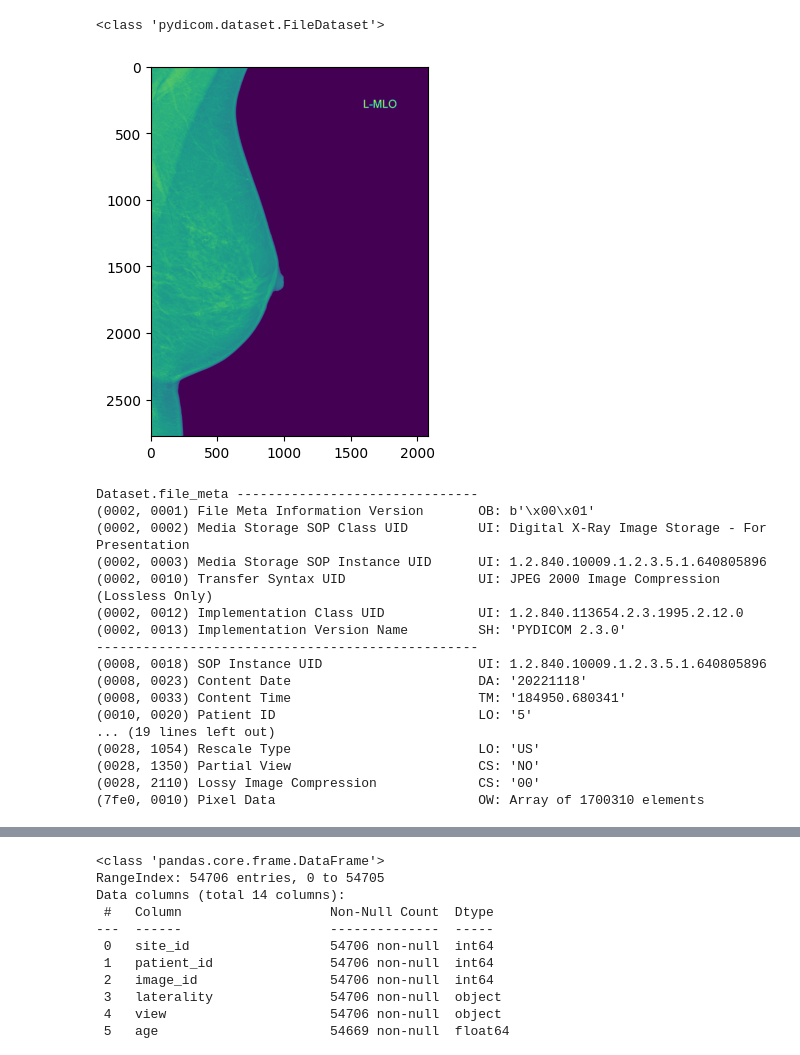
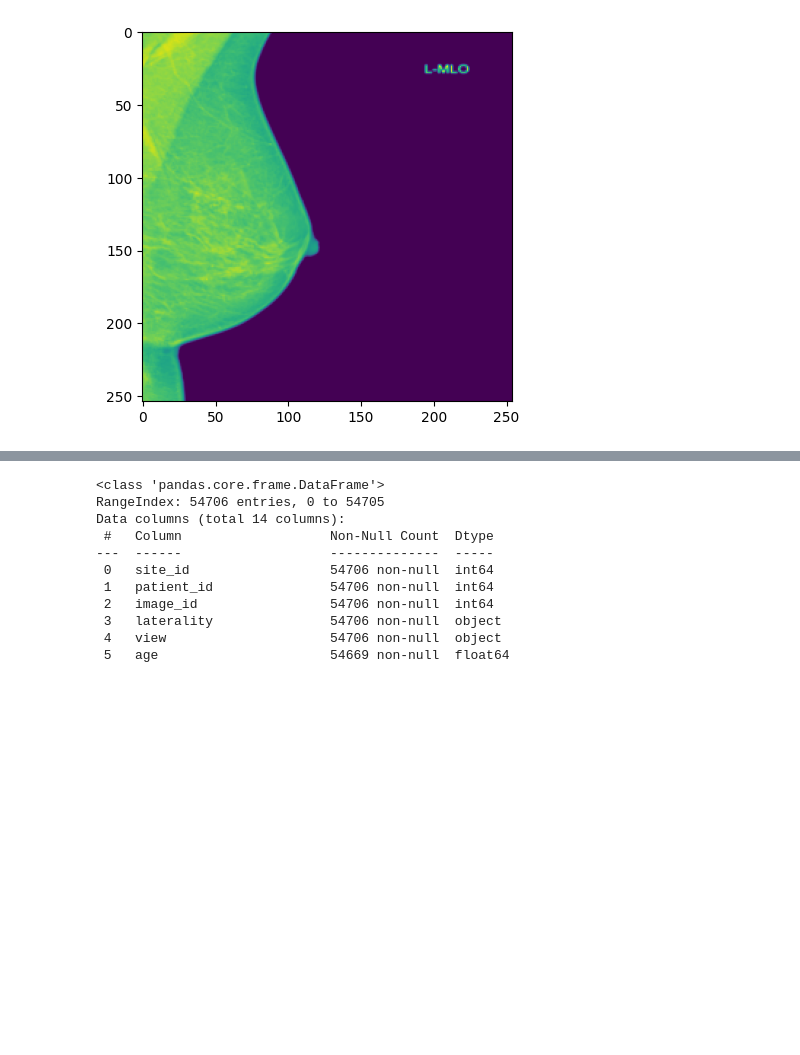
Before and after one commit to JiaLin-PGDDA/DMML2-CA, a Jupyter notebook: CodeArtefacts/DMML2_CA_Breast_Cancer_Detection.ipynb, the cells around one changed output, grey strips where cells are left out. Drawn from its saved outputs; the diff is of its cells as text; code cells hidden in the pictures; blank space fills up the shorter version.

```diff
--- a/CodeArtefacts/DMML2_CA_Breast_Cancer_Detection.ipynb
+++ b/CodeArtefacts/DMML2_CA_Breast_Cancer_Detection.ipynb
@@ -1,32 +1,26 @@
 # %%
 #!pip install pydicom
+#!pip install scikit-image
 import pydicom as dicom
 import matplotlib.pylab as plt
+from skimage.transform import resize
 
 # specify your image path
 image_path = 'train_images/5/640805896.dcm'
 ds = dicom.dcmread(image_path)
-print(type(ds))
-plt.imshow(ds.pixel_array)
-plt.show()
-print(ds)
+#print(type(ds))
+#plt.imshow(ds.pixel_array)
+#plt.show()
+#print(ds)
+#ds.file_meta
+# convert to RGB image
+image = ds.pixel_array
+image.shape
+# configure the pixel size
+IMG_PX_SIZE = 254
+resized_img = resize(image, (IMG_PX_SIZE, IMG_PX_SIZE), anti_aliasing=True)
+resized_img.shape
+plt.imshow(resized_img)
+plt.savefig("training/saved_image.jpg")
 # %% [output]
-<class 'pydicom.dataset.FileDataset'>
-[figure, old version]
+[figure, new version]
-Dataset.file_meta -------------------------------
-(0002, 0001) File Meta Information Version       OB: b'\x00\x01'
-(0002, 0002) Media Storage SOP Class UID         UI: Digital X-Ray Image Storage - For Presentation
-(0002, 0003) Media Storage SOP Instance UID      UI: 1.2.840.10009.1.2.3.5.1.640805896
-(0002, 0010) Transfer Syntax UID                 UI: JPEG 2000 Image Compression (Lossless Only)
-(0002, 0012) Implementation Class UID            UI: 1.2.840.113654.2.3.1995.2.12.0
-(0002, 0013) Implementation Version Name         SH: 'PYDICOM 2.3.0'
--------------------------------------------------
-(0008, 0018) SOP Instance UID                    UI: 1.2.840.10009.1.2.3.5.1.640805896
-(0008, 0023) Content Date                        DA: '20221118'
-(0008, 0033) Content Time                        TM: '184950.680341'
-(0010, 0020) Patient ID                          LO: '5'
-... (19 lines left out)
-(0028, 1054) Rescale Type                        LO: 'US'
-(0028, 1350) Partial View                        CS: 'NO'
-(0028, 2110) Lossy Image Compression             CS: '00'
-(7fe0, 0010) Pixel Data                          OW: Array of 1700310 elements
```
Also changed, not shown: parts of 4 cells of this notebook.
